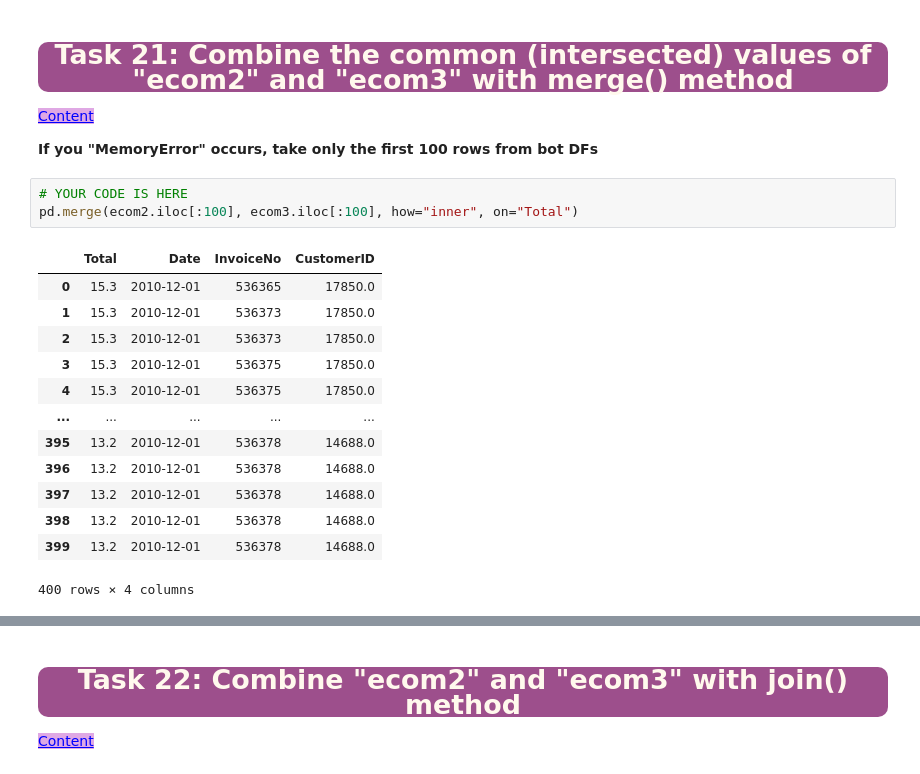
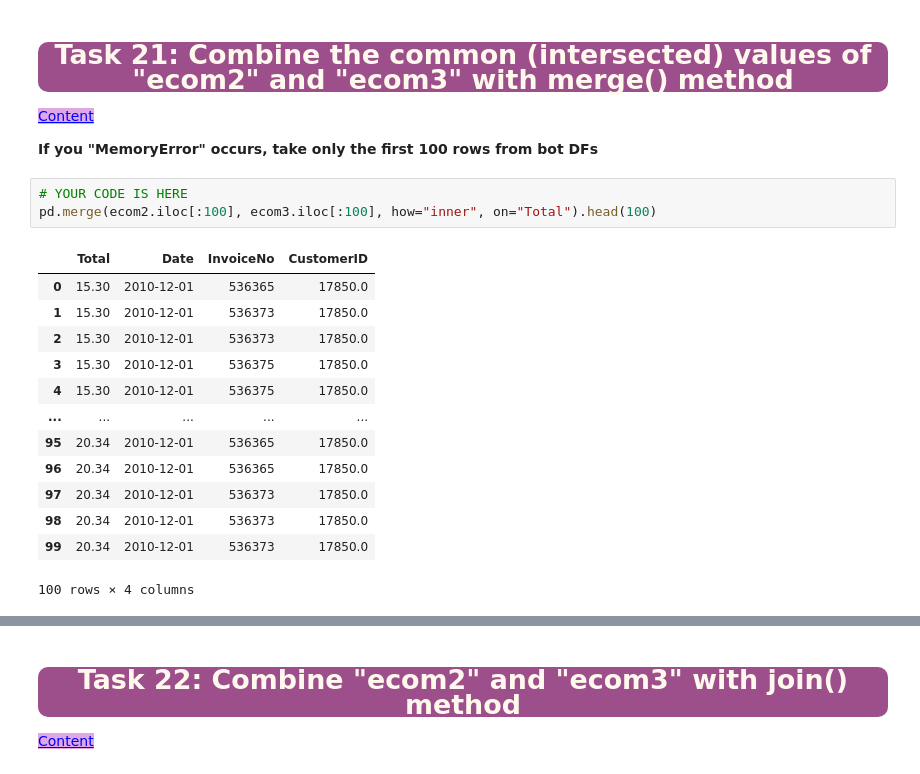
Before and after one commit to muhsinayaz/Assignment, a Jupyter notebook: 16-08-2022/Assignment_02_Student.ipynb, the cells around one changed output, grey strips where cells are left out. Cells and saved outputs as stored; diff of their text form.

```diff
--- a/16-08-2022/Assignment_02_Student.ipynb
+++ b/16-08-2022/Assignment_02_Student.ipynb
@@ -1054,21 +1054,21 @@ style="color:blue; background-color:#dfa8e4" data-toggle="popover">Content</a>
 **If you "MemoryError" occurs, take only the first 100 rows from bot DFs**
 # %%
 # YOUR CODE IS HERE
-pd.merge(ecom2.iloc[:100], ecom3.iloc[:100], how="inner", on="Total")
+pd.merge(ecom2.iloc[:100], ecom3.iloc[:100], how="inner", on="Total").head(100)
 # %% [output]
 |  | Total | Date | InvoiceNo | CustomerID |
-| 0 | 15.3 | 2010-12-01 | 536365 | 17850.0 |
-| 1 | 15.3 | 2010-12-01 | 536373 | 17850.0 |
-| 2 | 15.3 | 2010-12-01 | 536373 | 17850.0 |
-| 3 | 15.3 | 2010-12-01 | 536375 | 17850.0 |
-| 4 | 15.3 | 2010-12-01 | 536375 | 17850.0 |
+| 0 | 15.30 | 2010-12-01 | 536365 | 17850.0 |
+| 1 | 15.30 | 2010-12-01 | 536373 | 17850.0 |
+| 2 | 15.30 | 2010-12-01 | 536373 | 17850.0 |
+| 3 | 15.30 | 2010-12-01 | 536375 | 17850.0 |
+| 4 | 15.30 | 2010-12-01 | 536375 | 17850.0 |
 | ... | ... | ... | ... | ... |
-| 395 | 13.2 | 2010-12-01 | 536378 | 14688.0 |
-| 396 | 13.2 | 2010-12-01 | 536378 | 14688.0 |
-| 397 | 13.2 | 2010-12-01 | 536378 | 14688.0 |
-| 398 | 13.2 | 2010-12-01 | 536378 | 14688.0 |
-| 399 | 13.2 | 2010-12-01 | 536378 | 14688.0 |
+| 95 | 20.34 | 2010-12-01 | 536365 | 17850.0 |
+| 96 | 20.34 | 2010-12-01 | 536365 | 17850.0 |
+| 97 | 20.34 | 2010-12-01 | 536373 | 17850.0 |
+| 98 | 20.34 | 2010-12-01 | 536373 | 17850.0 |
+| 99 | 20.34 | 2010-12-01 | 536373 | 17850.0 |
-400 rows × 4 columns
+100 rows × 4 columns
 # %% [markdown]
 Desired Output:
 
```
